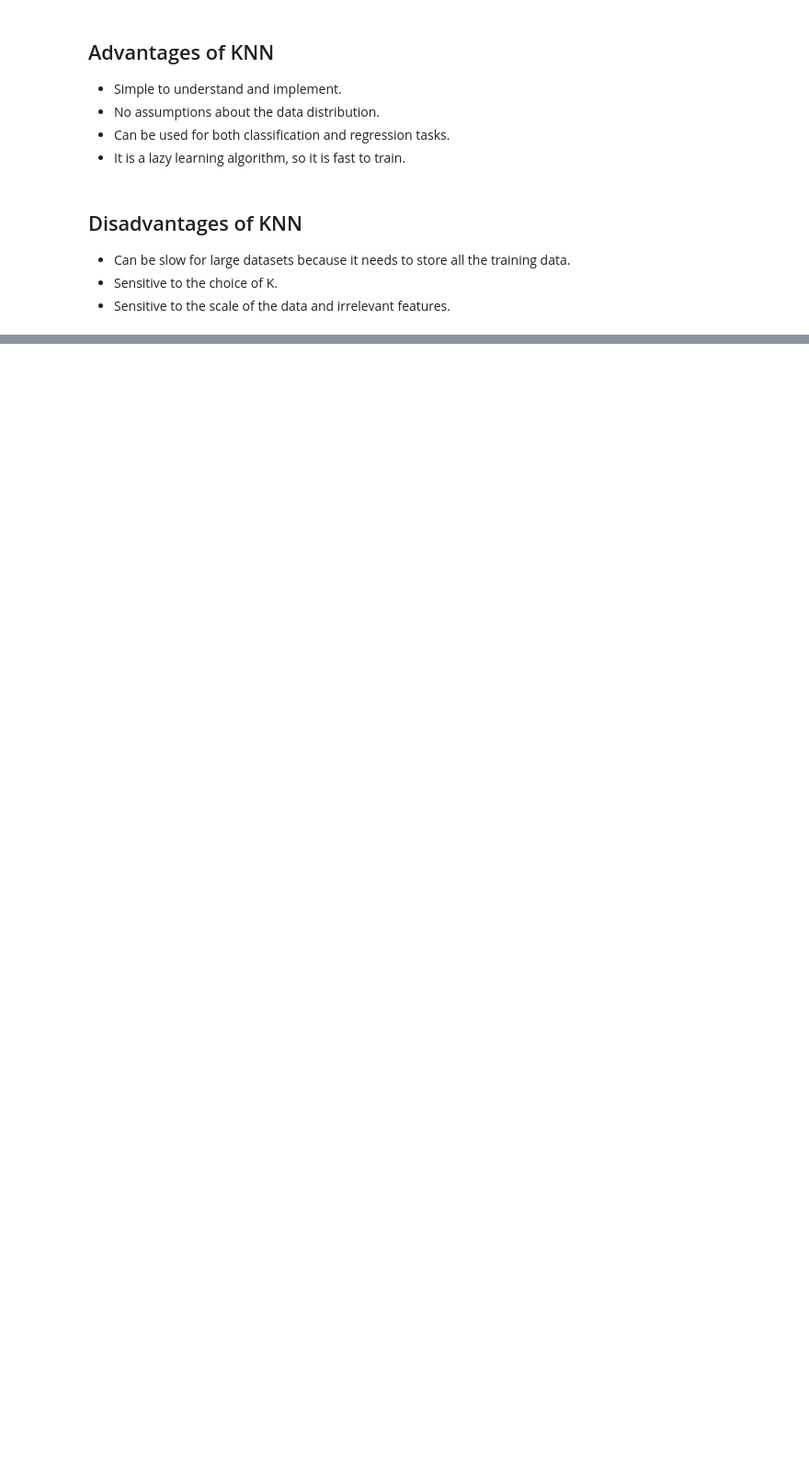
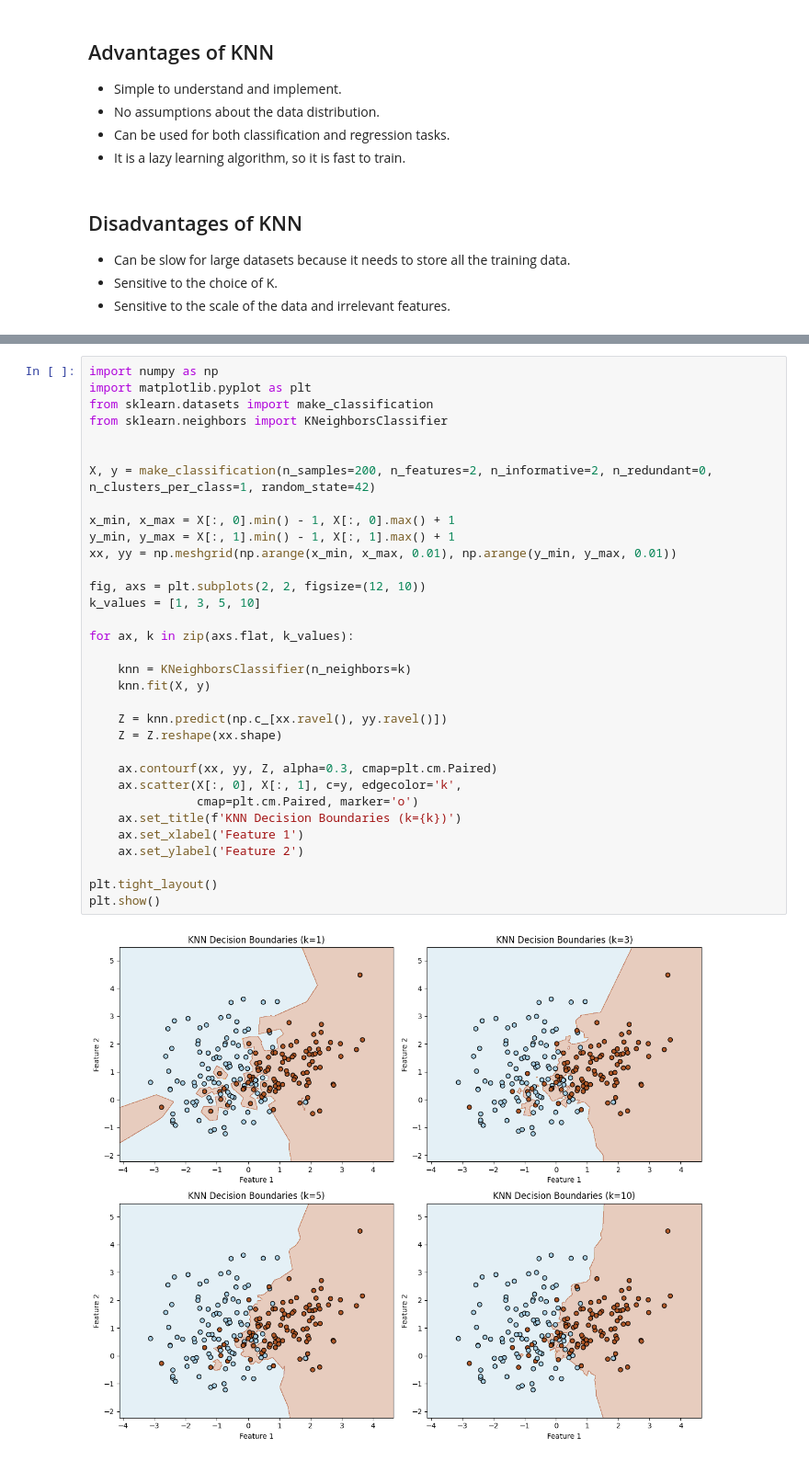
Before and after one commit to itsluckysharma01/Python-from-START, a Jupyter notebook: G05_K-Nearest_Neighbor(KNN)_Algorithm_Supervised.ipynb, the cells around one changed output, grey strips where cells are left out. Shown at 92% size. Saved outputs shown, nothing was run; the diff lists cells and outputs as text; blank space fills up the shorter version.

```diff
--- a/G05_K-Nearest_Neighbor(KNN)_Algorithm_Supervised.ipynb
+++ b/G05_K-Nearest_Neighbor(KNN)_Algorithm_Supervised.ipynb
@@ -125,0 +219,35 @@ plot_decision_boundary(X, y, knn)
+# %%
+import numpy as np
+import matplotlib.pyplot as plt
+from sklearn.datasets import make_classification
+from sklearn.neighbors import KNeighborsClassifier
+
+
+X, y = make_classification(n_samples=200, n_features=2, n_informative=2, n_redundant=0, n_clusters_per_class=1, random_state=42)
+
+x_min, x_max = X[:, 0].min() - 1, X[:, 0].max() + 1
+y_min, y_max = X[:, 1].min() - 1, X[:, 1].max() + 1
+xx, yy = np.meshgrid(np.arange(x_min, x_max, 0.01), np.arange(y_min, y_max, 0.01))
+
+fig, axs = plt.subplots(2, 2, figsize=(12, 10))
+k_values = [1, 3, 5, 10]
+
+for ax, k in zip(axs.flat, k_values):
+
+    knn = KNeighborsClassifier(n_neighbors=k)
+    knn.fit(X, y)
+
+    Z = knn.predict(np.c_[xx.ravel(), yy.ravel()])
+    Z = Z.reshape(xx.shape)
+
+    ax.contourf(xx, yy, Z, alpha=0.3, cmap=plt.cm.Paired)
+    ax.scatter(X[:, 0], X[:, 1], c=y, edgecolor='k',
+               cmap=plt.cm.Paired, marker='o')
+    ax.set_title(f'KNN Decision Boundaries (k={k})')
+    ax.set_xlabel('Feature 1')
+    ax.set_ylabel('Feature 2')
+
+plt.tight_layout()
+plt.show()
+# %% [output]
+[figure, added]
```
Also changed, not shown: parts of 7 cells of this notebook.
